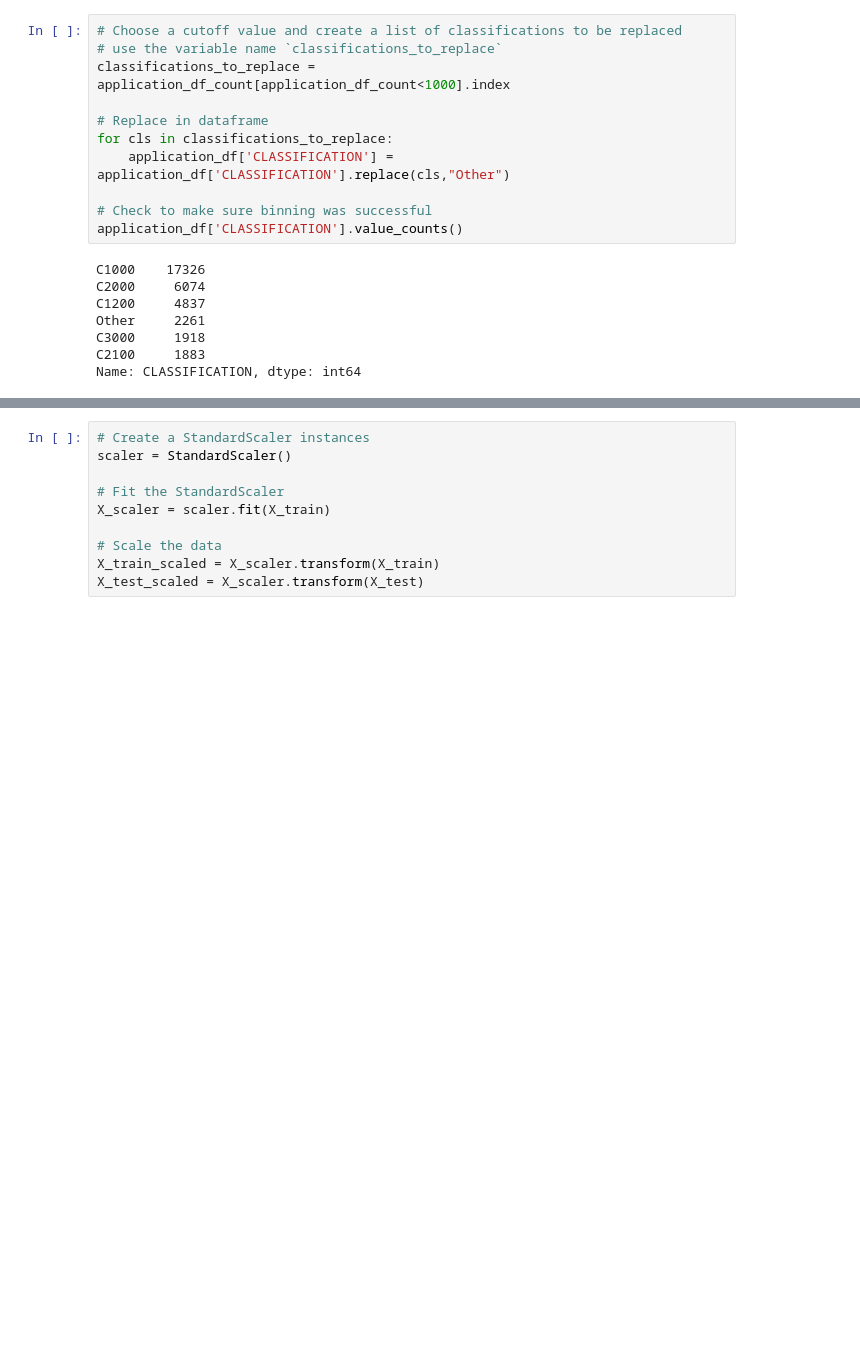
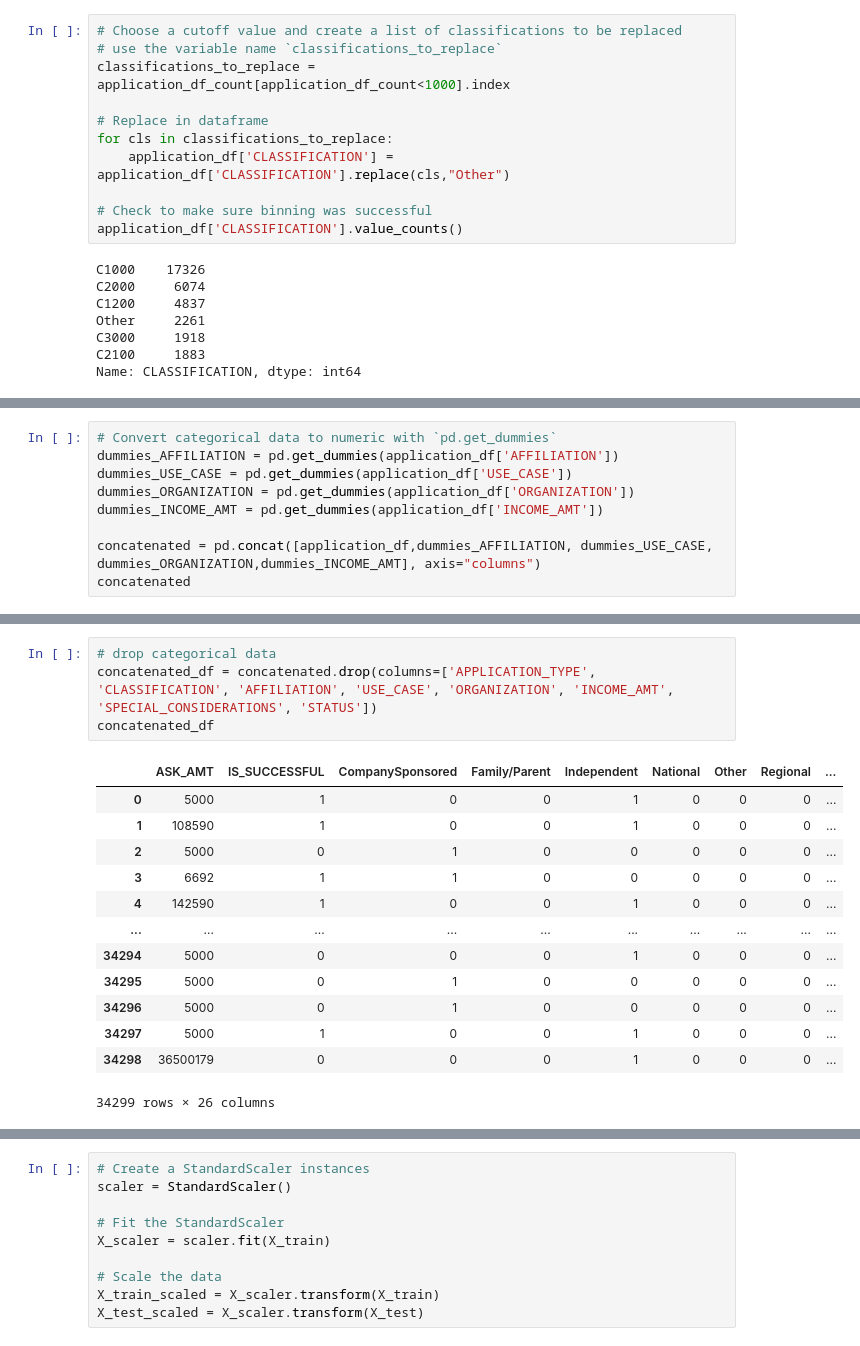
Before and after one commit to InaLuo2022/deep-learning-challenge, a Jupyter notebook: Starter_Code.ipynb, the cells around one changed output, grey strips where cells are left out. Cells and saved outputs as stored; diff of their text form; blank space fills up the shorter version.

```diff
--- a/Starter_Code.ipynb
+++ b/Starter_Code.ipynb
@@ -189,0 +187,9 @@ Name: CLASSIFICATION, dtype: int64
+# %%
+# Convert categorical data to numeric with `pd.get_dummies`
+dummies_AFFILIATION = pd.get_dummies(application_df['AFFILIATION'])
+dummies_USE_CASE = pd.get_dummies(application_df['USE_CASE'])
+dummies_ORGANIZATION = pd.get_dummies(application_df['ORGANIZATION'])
+dummies_INCOME_AMT = pd.get_dummies(application_df['INCOME_AMT'])
+
+concatenated = pd.concat([application_df,dummies_AFFILIATION, dummies_USE_CASE, dummies_ORGANIZATION,dummies_INCOME_AMT], axis="columns")
+concatenated
@@ -189,0 +210,18 @@ Name: CLASSIFICATION, dtype: int64
+# %%
+# drop categorical data
+concatenated_df = concatenated.drop(columns=['APPLICATION_TYPE', 'CLASSIFICATION', 'AFFILIATION', 'USE_CASE', 'ORGANIZATION', 'INCOME_AMT', 'SPECIAL_CONSIDERATIONS', 'STATUS'])
+concatenated_df
+# %% [output]
+|  | ASK_AMT | IS_SUCCESSFUL | CompanySponsored | Family/Parent | Independent | National | Other | Regional | ... |
+| 0 | 5000 | 1 | 0 | 0 | 1 | 0 | 0 | 0 | ... |
+| 1 | 108590 | 1 | 0 | 0 | 1 | 0 | 0 | 0 | ... |
+| 2 | 5000 | 0 | 1 | 0 | 0 | 0 | 0 | 0 | ... |
+| 3 | 6692 | 1 | 1 | 0 | 0 | 0 | 0 | 0 | ... |
+| 4 | 142590 | 1 | 0 | 0 | 1 | 0 | 0 | 0 | ... |
+| ... | ... | ... | ... | ... | ... | ... | ... | ... | ... |
+| 34294 | 5000 | 0 | 0 | 0 | 1 | 0 | 0 | 0 | ... |
+| 34295 | 5000 | 0 | 1 | 0 | 0 | 0 | 0 | 0 | ... |
+| 34296 | 5000 | 0 | 1 | 0 | 0 | 0 | 0 | 0 | ... |
+| 34297 | 5000 | 1 | 0 | 0 | 1 | 0 | 0 | 0 | ... |
+| 34298 | 36500179 | 0 | 0 | 0 | 1 | 0 | 0 | 0 | ... |
+34299 rows × 26 columns
```
Also changed, not shown: parts of 15 cells of this notebook.
